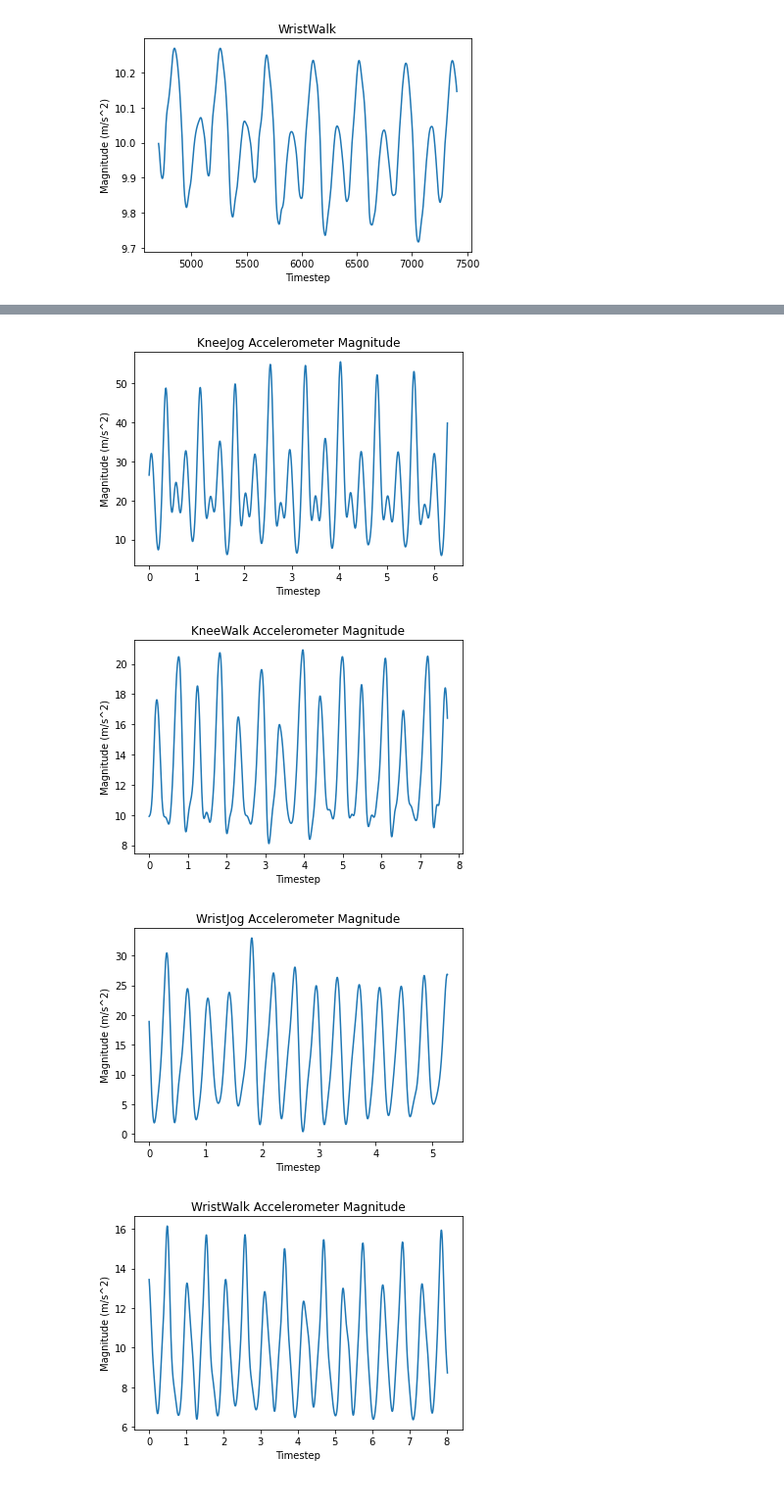
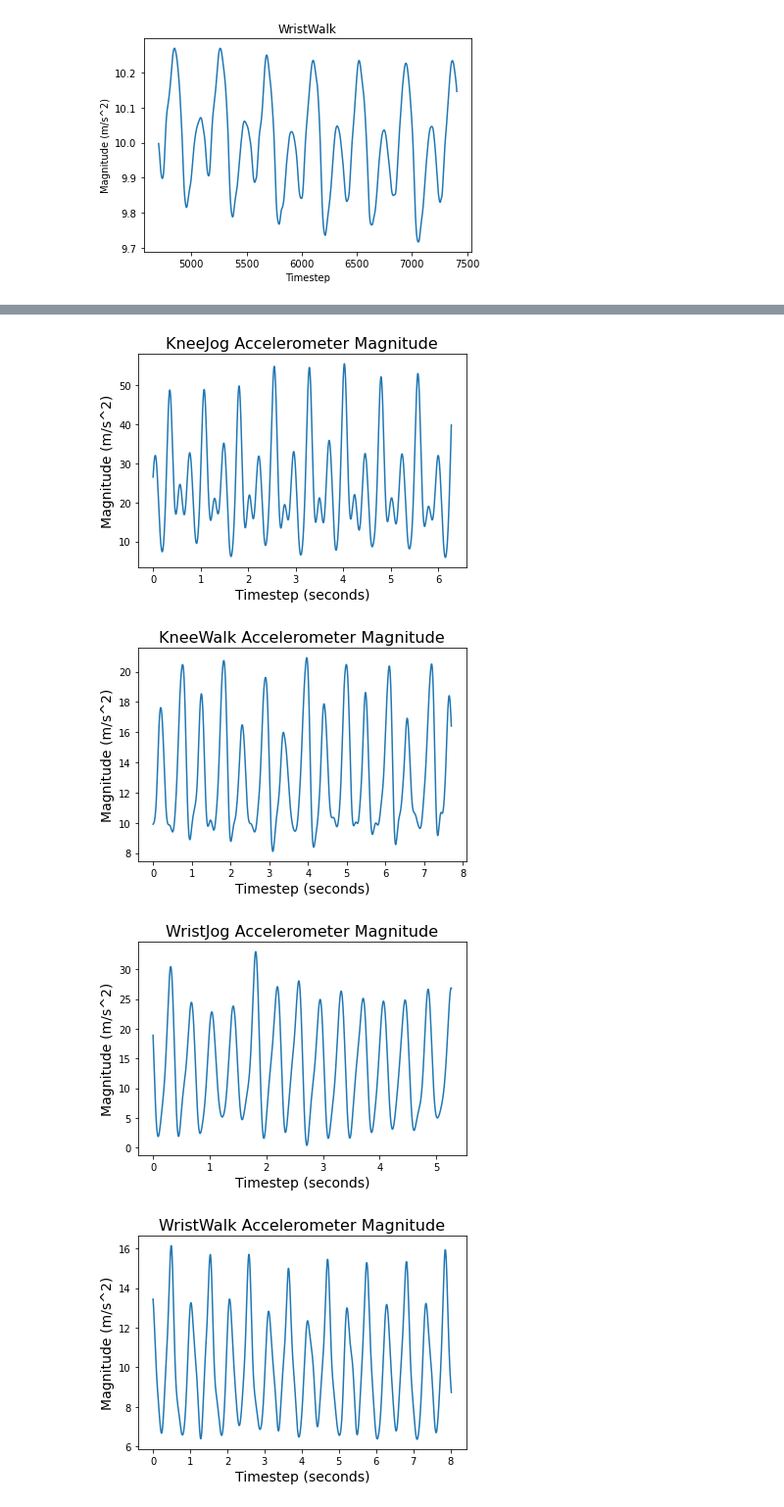
Before and after one commit to ryanallen82/EnergyHarvesting, a Jupyter notebook: ryan_freq_amp.ipynb, the cells around one changed output, grey strips where cells are left out. Shown at 98% size. Saved outputs shown, nothing was run; the diff lists cells and outputs as text; code cells hidden in the pictures.

Commit message:
Updated notebook with frequency work

```diff
--- a/ryan_freq_amp.ipynb
+++ b/ryan_freq_amp.ipynb
@@ -24,7 +24,8 @@ for f in glob('data\steven\*.csv'):
         left = 'data\steven\\'
         right = '_'
         print('Max magnitude:', np.round(df_trimmed['magnitude'].max(), 2))
-        df_trimmed['magnitude'].plot(title = f[f.index(left)+len(left):f.index(right)])
+        df_trimmed['magnitude'].plot()
+        plt.title(f[f.index(left)+len(left):f.index(right)])
         #df_trimmed.to_csv(f[f.index(left)+len(left):f.index(right)]+'.csv', index=False)
         plt.xlabel('Timestep')
         plt.ylabel('Magnitude (m/s^2)')
@@ -43,26 +44,3 @@ Max magnitude: 14.26
 [figure]
 Max magnitude: 10.27
 [figure]
-# %%
-for f in glob('data\steven\*.csv'):
-        df = pd.read_csv(f)
-        cols = ['Acceleration x (m/s^2)', 'Acceleration y (m/s^2)',
-                'Acceleration z (m/s^2)', 'Absolute acceleration (m/s^2)']
-        df['magnitude'] = np.sqrt(np.square(df['Acceleration x (m/s^2)']) + np.square(df['Acceleration y (m/s^2)']) + np.square(df['Acceleration z (m/s^2)']))
-        q1, q2 = df['Time (s)'].quantile([.3, .6])
-        df_trimmed = df[(df['Time (s)']>= q1) & (df['Time (s)'] <= q2)]
-        df_trimmed = df_trimmed.dropna()
-
-        left = 'data\steven\\'
-        right = '_'
-        N = len(df_trimmed)
-        SAMPLE_RATE = 1/df_trimmed['Time (s)'].diff().mean()
-        yf = rfft(df_trimmed['magnitude'].values, n=N).real
-        freq_magnitude = np.abs(yf)
-        freq_axis = np.linspace(0, SAMPLE_RATE, len(freq_magnitude))
-        plt.plot(freq_axis, freq_magnitude)
-        plt.title(f[f.index(left)+len(left):f.index(right)] + '\nMean Frequency ' + str(np.round(np.median(freq_magnitude),2)))
-        plt.xlabel('Frequency')
-        plt.xlim(0,100)
-        #plt.savefig(f[f.index(left)+len(left):f.index(right)]+'_fft.png')
-        plt.show()
@@ -111,8 +82,8 @@ for f in glob('data\steven\*.csv'):
         freq_axis = np.linspace(0, SAMPLE_RATE, len(freq_magnitude))
         #freq_axis = rfftfreq(len(y))
         plt.plot(freq_axis[1:], freq_magnitude[1:])
-        plt.title(f[f.index(left)+len(left):f.index(right)] + 'Fast Fourier Transform')
-        plt.xlabel('Frequency (Hz)')
+        plt.title(f[f.index(left)+len(left):f.index(right)] + ' Fast Fourier Transform', fontsize=16)
+        plt.xlabel('Frequency (Hz)', fontsize=14)
         plt.xlim(0,15)
         plt.savefig(f[f.index(left)+len(left):f.index(right)]+'_fft.png')
         plt.show()
@@ -159,9 +130,9 @@ for f in glob('data\steven\*.csv'):
         x = range(0, len(y))
         x = [v * df_trimmed['Time (s)'].diff().mean() for v in x]
         plt.plot(x, y)
-        plt.xlabel('Timestep')
-        plt.ylabel('Magnitude (m/s^2)')
-        plt.title(f[f.index(left)+len(left):f.index(right)] + ' Accelerometer Magnitude')
+        plt.xlabel('Timestep (seconds)', fontsize=14)
+        plt.ylabel('Magnitude (m/s^2)', fontsize=14)
+        plt.title(f[f.index(left)+len(left):f.index(right)] + ' Accelerometer Magnitude', fontsize=16)
         #plt.savefig(f[f.index(left)+len(left):f.index(right)]+'.png')
         plt.show()
 # %% [output]
@@ -170,7 +141,7 @@ for f in glob('data\steven\*.csv'):
-[figure, old version]
+[figure, new version]
-[figure, old version]
+[figure, new version]
-[figure, old version]
+[figure, new version]
-[figure, old version]
+[figure, new version]
 # %%
 df = pd.read_csv('data/steven/AnkleJog_RawData.csv')
 cols = ['Acceleration x (m/s^2)', 'Acceleration y (m/s^2)',
```
Also changed, not shown: parts of 4 cells of this notebook.
